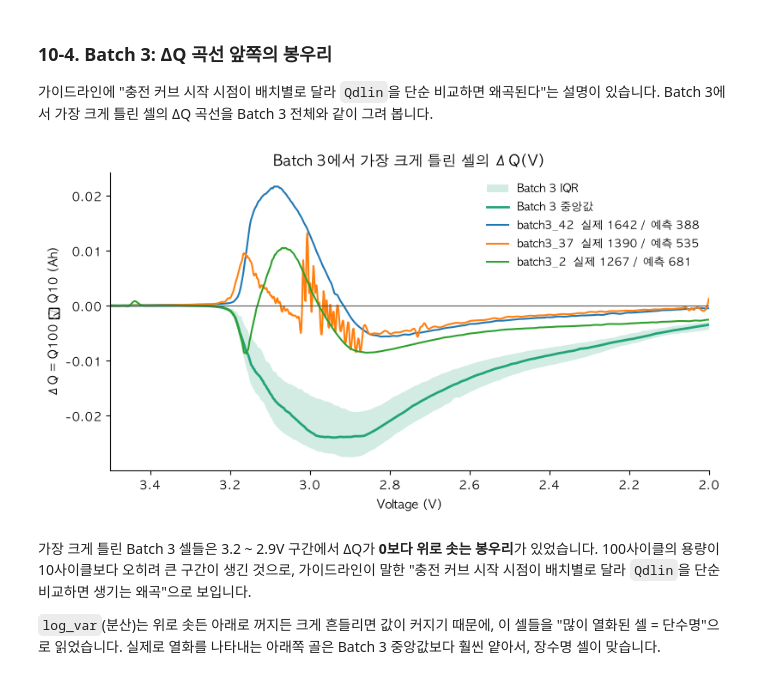
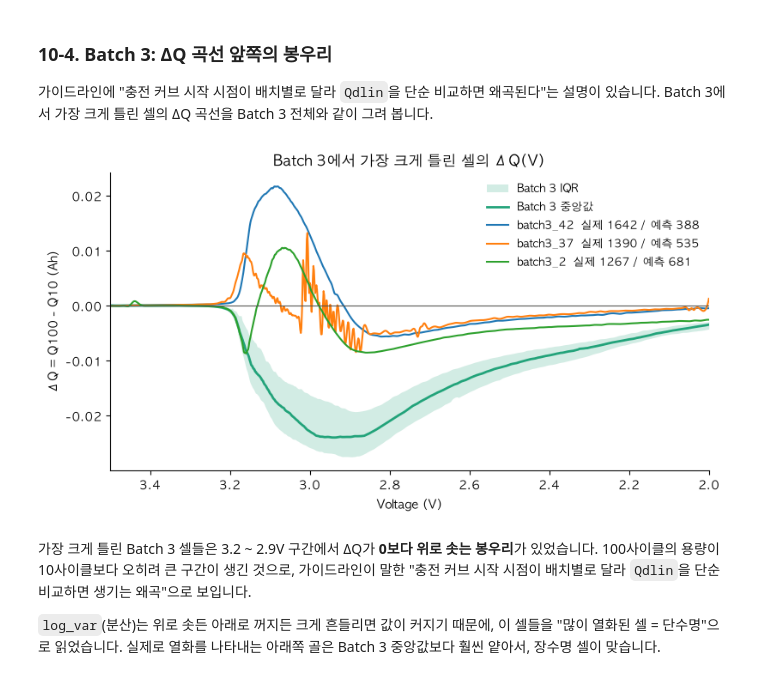
Before and after one commit to heojiwon2/skala-mini2-jiwonhyeck, a Jupyter notebook: study_jiwon/day_2_jiwon.ipynb, the cells around one changed output. Saved outputs shown, nothing was run; the diff lists cells and outputs as text; code cells hidden in the pictures.

```diff
--- a/study_jiwon/day_2_jiwon.ipynb
+++ b/study_jiwon/day_2_jiwon.ipynb
@@ -752,20 +752,20 @@ Batch 3: 보정 전 MAPE 14.7%  →  셀 5개로 오프셋 보정 후 16.8 ± 3.
 # %%
 worst = pred[pred["set"] == "Batch 3"].nlargest(3, "ape").index
 fig, ax = plt.subplots(figsize=(9, 4.5))
 dq3 = dqs["batch3"]
 ax.fill_between(V, dq3.quantile(0.25), dq3.quantile(0.75), color="#22a37a", alpha=0.2, linewidth=0, label="Batch 3 IQR")
 ax.plot(V, dq3.median(), color="#22a37a", linewidth=2, label="Batch 3 중앙값")
 for cid in worst:
     i = int(cid.split("_")[1])
     ax.plot(V, dq3.loc[i], linewidth=1.5,
             label=f"{cid}  실제 {pred.at[cid, 'cycle_life']:.0f} / 예측 {pred.at[cid, 'pred']:.0f}")
 ax.axhline(0, color="#52514e", linewidth=0.8)
-ax.set(xlim=(3.5, 2.0), xlabel="Voltage (V)", ylabel="ΔQ = Q100 − Q10 (Ah)", title="Batch 3에서 가장 크게 틀린 셀의 ΔQ(V)")
+ax.set(xlim=(3.5, 2.0), xlabel="Voltage (V)", ylabel="ΔQ = Q100 - Q10 (Ah)", title="Batch 3에서 가장 크게 틀린 셀의 ΔQ(V)")
 ax.legend(frameon=False, fontsize=9)
 ax.spines[["top", "right"]].set_visible(False)
 plt.show()
 # %% [output]
-[figure, old version]
+[figure, new version]
 # %% [markdown]
 가장 크게 틀린 Batch 3 셀들은 3.2 ~ 2.9V 구간에서 ΔQ가 **0보다 위로 솟는 봉우리**가 있었습니다. 100사이클의 용량이 10사이클보다 오히려 큰 구간이 생긴 것으로, 가이드라인이 말한 "충전 커브 시작 시점이 배치별로 달라 `Qdlin`을 단순 비교하면 생기는 왜곡"으로 보입니다.
 
```
Also changed, not shown: parts of 1 cell of this notebook, 48 other files.
